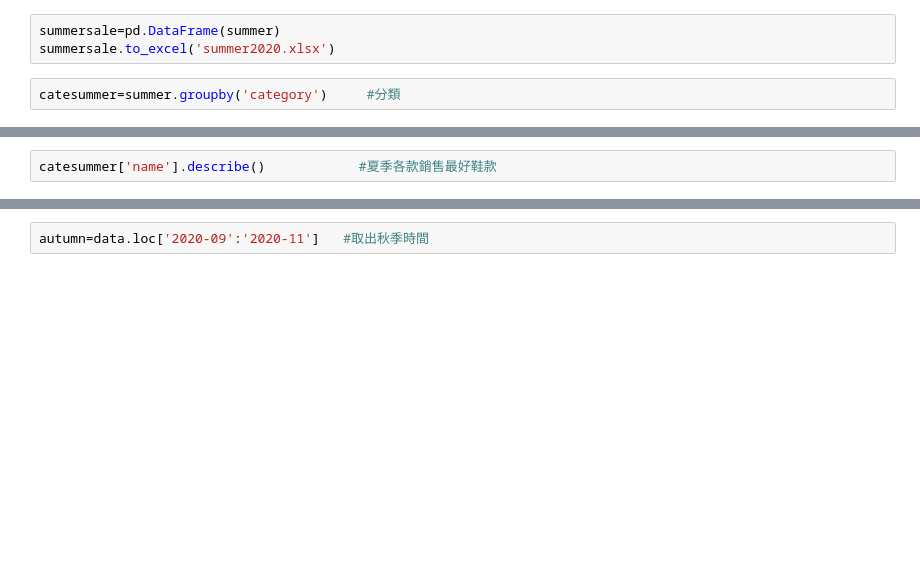
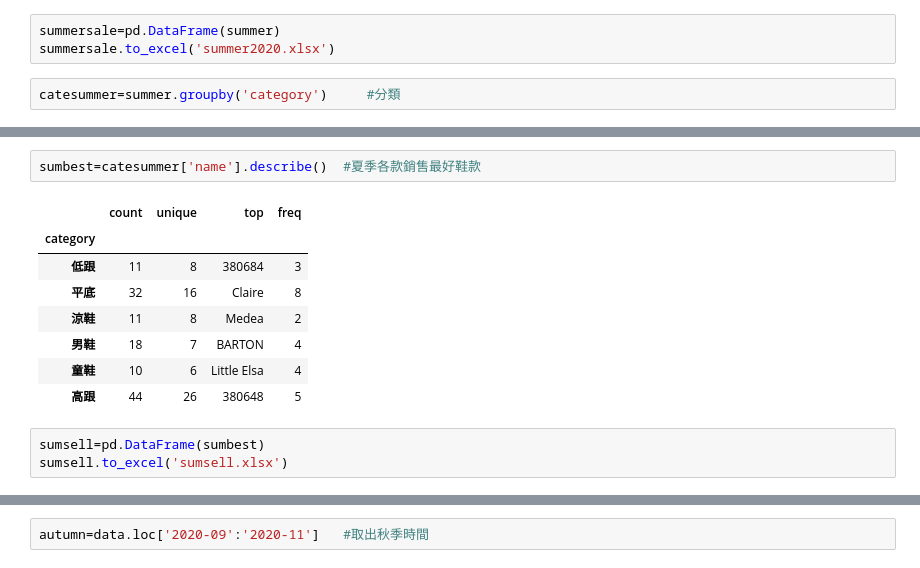
Before and after one commit to Crystal9202/SideProject02-DataAnalysis, a Jupyter notebook: 圖表呈現.ipynb, the cells around one changed output, grey strips where cells are left out. Saved outputs shown, nothing was run; the diff lists cells and outputs as text; blank space fills up the shorter version.

Commit message:
update data

```diff
--- a/圖表呈現.ipynb
+++ b/圖表呈現.ipynb
@@ -101,2 +201,14 @@ catesummer['quantity'].sum()              #夏季各類銷售總數
 # %%
-catesummer['name'].describe()            #夏季各款銷售最好鞋款
+sumbest=catesummer['name'].describe()  #夏季各款銷售最好鞋款
+# %% [output]
+|  | count | unique | top | freq |
+| category |  |  |  |  |
+| 低跟 | 11 | 8 | 380684 | 3 |
+| 平底 | 32 | 16 | Claire | 8 |
+| 涼鞋 | 11 | 8 | Medea | 2 |
+| 男鞋 | 18 | 7 | BARTON | 4 |
+| 童鞋 | 10 | 6 | Little Elsa | 4 |
+| 高跟 | 44 | 26 | 380648 | 5 |
+# %%
+sumsell=pd.DataFrame(sumbest)
+sumsell.to_excel('sumsell.xlsx')
```
Also changed, not shown: parts of 19 cells of this notebook, 11 other files.
